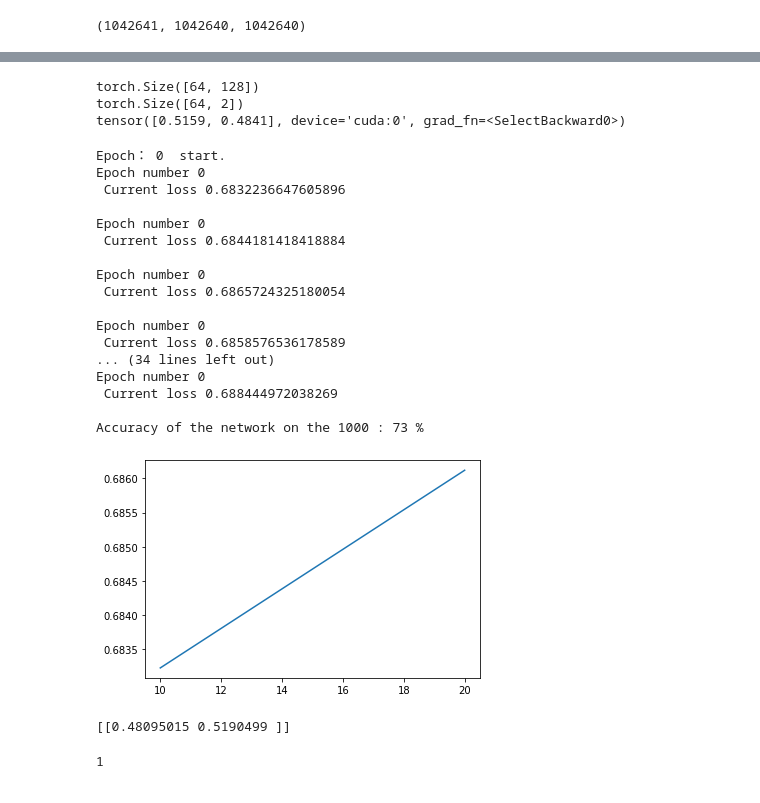
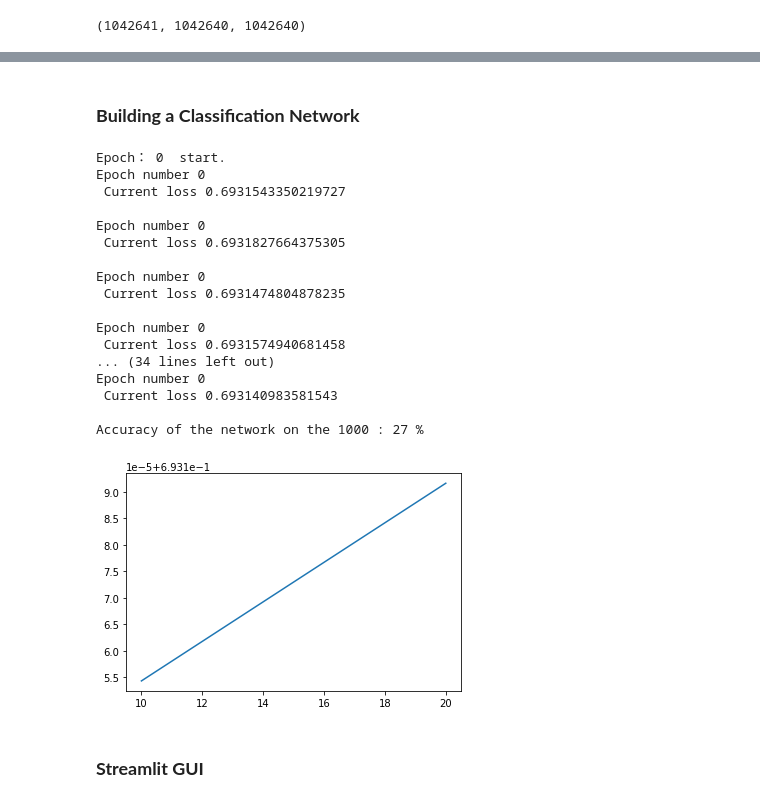
Before and after one commit to suneel87/Deep-Fake-Image-Detection, a Jupyter notebook: DeepFake_Image.ipynb, the cells around one changed output, grey strips where cells are left out. Saved outputs shown, nothing was run; the diff lists cells and outputs as text; code cells hidden in the pictures.

```diff
--- a/DeepFake_Image.ipynb
+++ b/DeepFake_Image.ipynb
@@ -243,7 +295,7 @@ class SiameseNetwork(nn.Module):# A simple implementation of siamese network, Re
 
         return results
 # %%
-net = SiameseNetwork().cuda()
+net = SiameseNetwork(models.resnet50(pretrained=True),1000).cuda()
 criterion = nn.CrossEntropyLoss() # use a Classification Cross-Entropy loss
 optimizer = optim.SGD(net.parameters(), lr=0.001, momentum=0.9)
 
@@ -309,3 +362,5 @@ Accuracy of the network on the 1000 : 0 %
+# %% [markdown]
+### **Building a Classification Network**
 # %%
 class NeuralNet(nn.Module):
 
@@ -325,41 +380,8 @@ class NeuralNet(nn.Module):
         X = F.relu(self.fc2(X))
         X = F.relu(self.fc3(X))
         return self.activation(X)
-# %%
-net = NeuralNet().cuda()
-net2 = SiameseNetwork().cuda()
-criterion = nn.CrossEntropyLoss() # use a Classification Cross-Entropy loss
-optimizer = optim.SGD(net.parameters(), lr=0.001, momentum=0.9)
-
-outputs = None
-lab = None
-
-for i, data in enumerate(trainloader,0):
-     img0, img1 , labels, class_labels = data
-     img0, img1 , labels = img0.cuda(), img1.cuda(), labels.cuda()
-     optimizer.zero_grad()
-    #  print(img1.shape)
-     outputs = net2([img0, img1])
-     print(outputs[0].shape)
-     out2 = net(outputs[0])
-     print(out2.shape)
-     print(out2[0])
-     torch.max(out2.data, 1)
-     loss = criterion(out2, class_labels[0].cuda())
-
-    #  lab = labels
-
-    #  loss = ContrastiveLoss(labels, outputs[0], outputs[1])
-
-     loss.backward()
-
-     break
-# %% [output]
-torch.Size([64, 128])
-torch.Size([64, 2])
-tensor([0.5159, 0.4841], device='cuda:0', grad_fn=<SelectBackward0>)
 # %%
-net = SiameseNetwork().cuda()
+net = SiameseNetwork(models.resnet50(pretrained=True),1000).cuda()
 net2 = NeuralNet().cuda()
 criterion = nn.CrossEntropyLoss() # use a Classification Cross-Entropy loss
 optimizer = optim.SGD(net.parameters(), lr=0.001, momentum=0.9)
@@ -391,37 +413,37 @@ for epoch in range(0,NUMBER_EPOCHS):
     # print("Epoch number {}\n Current loss {}\n".format(epoch,loss.item()))
 
 
     #test the network after finish each epoch, to have a brief training result.
     correct_val = 0
     total_val = 0
     with torch.no_grad():#essential for testing!!!!
         for data in valloader:
             img0, img1 , labels, class_labels = data
             img0, img1 , labels = img0.cuda(), img1.cuda() , labels.cuda()
             outputs = net([img0,img1])
             out = net2(outputs[0])
             _, predicted = torch.max(out.data, 1)
             total_val += class_labels[0].cuda().size(0)
             correct_val += (predicted == class_labels[0].cuda()).sum().item()
 
     print('Accuracy of the network on the', total_val,': %d %%' % (100 * correct_val / total_val))
     show_plot(counter,loss_history)
 # %% [output]
 Epoch： 0  start.
 Epoch number 0
- Current loss 0.6832236647605896
+ Current loss 0.6931543350219727
 
 Epoch number 0
- Current loss 0.6844181418418884
+ Current loss 0.6931827664375305
 
 Epoch number 0
- Current loss 0.6865724325180054
+ Current loss 0.6931474804878235
 
 Epoch number 0
- Current loss 0.6858576536178589
+ Current loss 0.6931574940681458
 ... (34 lines left out)
 Epoch number 0
- Current loss 0.688444972038269
+ Current loss 0.693140983581543
 
-Accuracy of the network on the 1000 : 73 %
+Accuracy of the network on the 1000 : 27 %
-[figure, old version]
+[figure, new version]
@@ -444,8 +450,3 @@ def predict_image(image):
-# %%
-predict_image("/content/drive/MyDrive/faces/real/real_00940.jpg")
-# %% [output]
-[[0.48095015 0.5190499 ]]
-1
 # %%
 torch.save(net.state_dict(),"net.pth")
 torch.save(net2.state_dict(),"net2.pth")
@@ -454,0 +453,2 @@ torch.save(net2.state_dict(),"net2.pth")
+# %% [markdown]
+### **Streamlit GUI**
```
Also changed, not shown: parts of 27 cells of this notebook.
